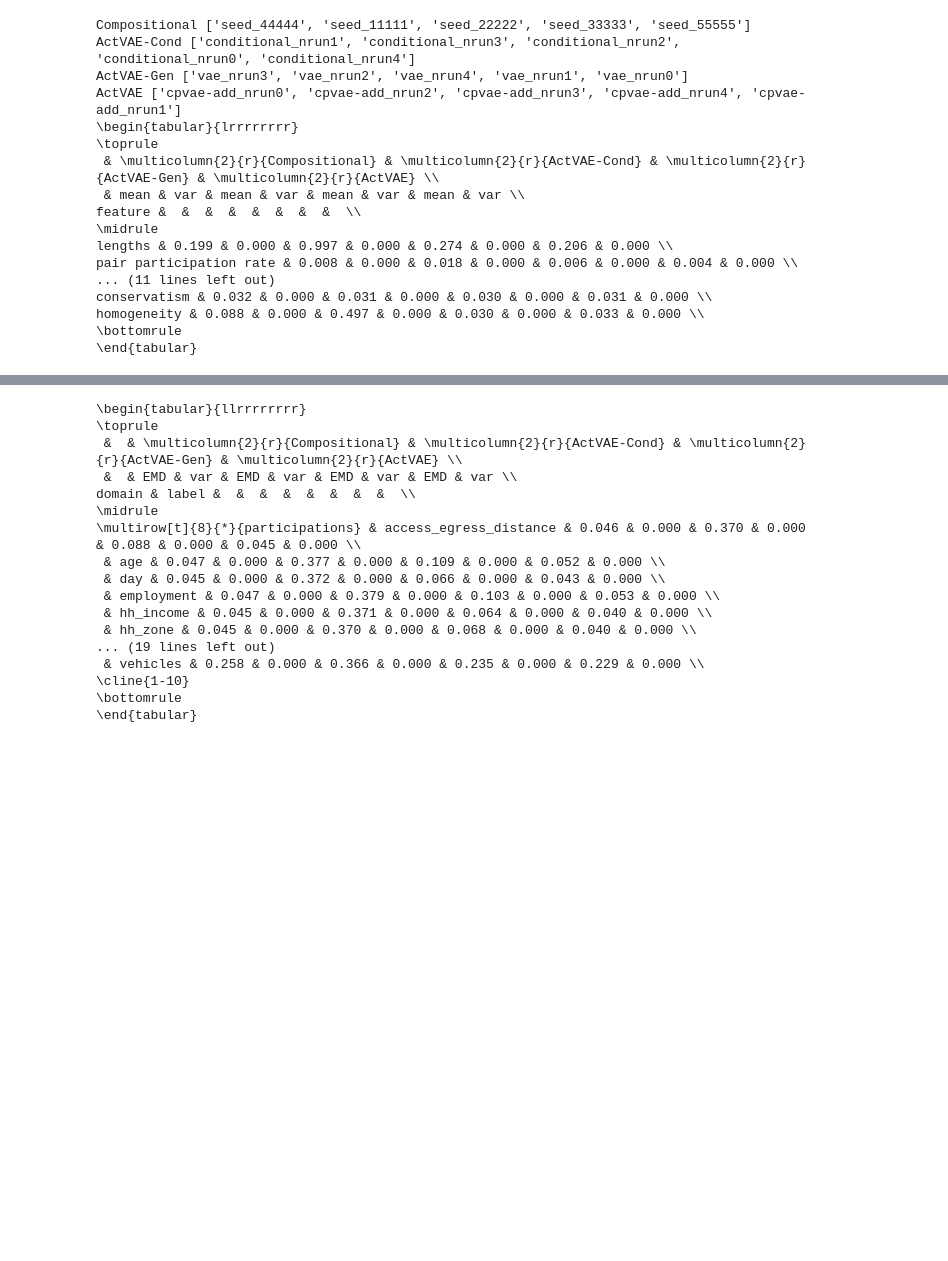
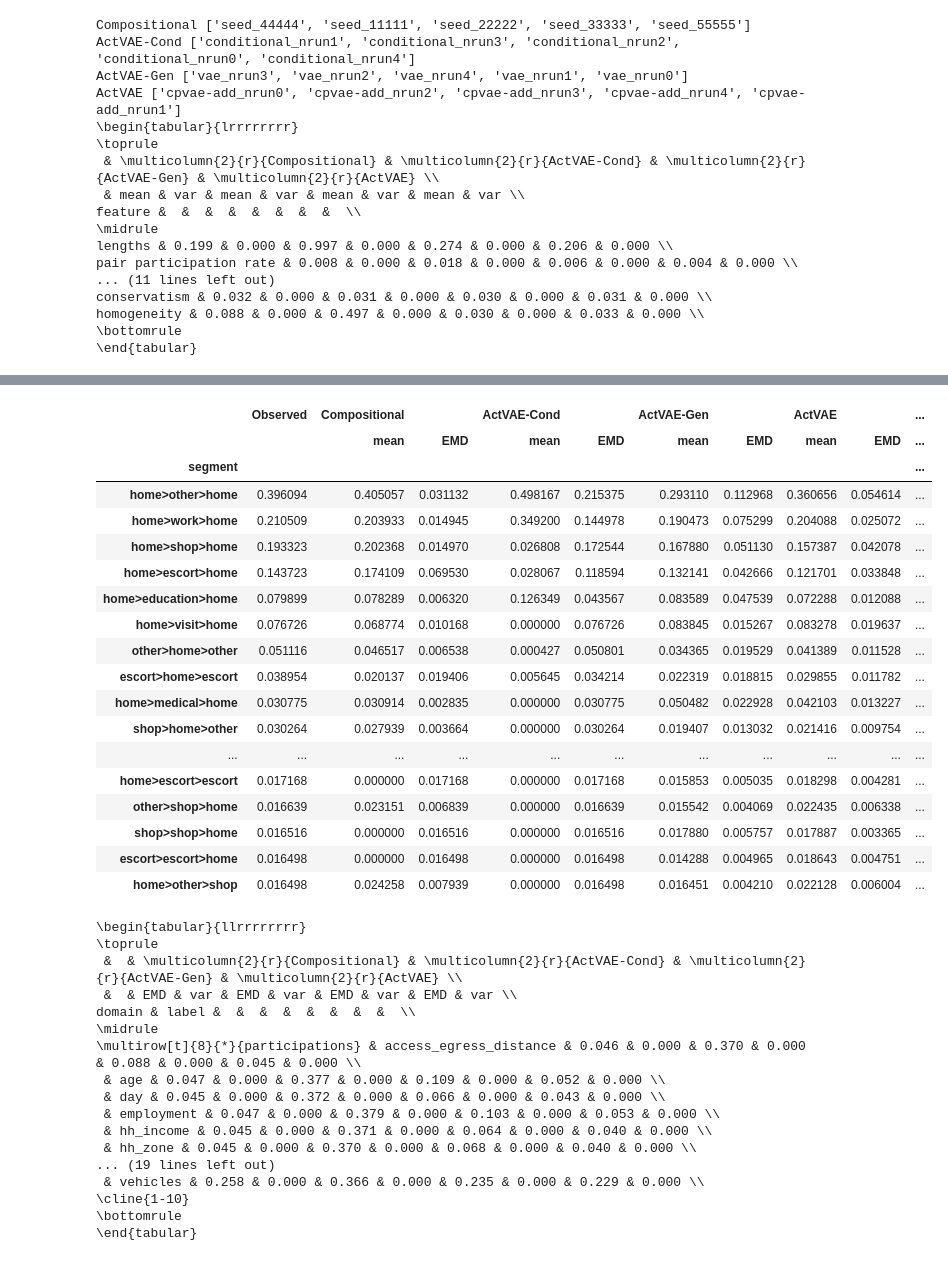
Before and after one commit to big-ucl/caveat, a Jupyter notebook: analysis/TRB_batch_analysis.ipynb, the cells around one changed output, grey strips where cells are left out. Drawn from its saved outputs; the diff is of its cells as text; code cells hidden in the pictures; blank space fills up the shorter version.

```diff
--- a/analysis/TRB_batch_analysis.ipynb
+++ b/analysis/TRB_batch_analysis.ipynb
@@ -352,6 +352,28 @@ shop+visit & 0.001 & 0.000 & 0.001 & 0.000 & 0.001 & 0.000 & 0.001 & 0.001 & 0.0
 |  | visit | 0.129799 | 0.106757 | 0.026193 | 0.000000 | 0.129799 | 0.149692 | 0.033373 | 0.136056 | ... |
 |  | education | 0.091162 | 0.090120 | 0.006730 | 0.126349 | 0.034226 | 0.102836 | 0.056122 | 0.088235 | ... |
 |  | medical | 0.043325 | 0.041610 | 0.004012 | 0.000000 | 0.043325 | 0.073925 | 0.034245 | 0.054974 | ... |
+# %%
+table.loc[("transitions", "3-gram")]
+# %% [output]
+|  | Observed | Compositional |  | ActVAE-Cond |  | ActVAE-Gen |  | ActVAE |  | ... |
+|  |  | mean | EMD | mean | EMD | mean | EMD | mean | EMD | ... |
+| segment |  |  |  |  |  |  |  |  |  | ... |
+| home>other>home | 0.396094 | 0.405057 | 0.031132 | 0.498167 | 0.215375 | 0.293110 | 0.112968 | 0.360656 | 0.054614 | ... |
+| home>work>home | 0.210509 | 0.203933 | 0.014945 | 0.349200 | 0.144978 | 0.190473 | 0.075299 | 0.204088 | 0.025072 | ... |
+| home>shop>home | 0.193323 | 0.202368 | 0.014970 | 0.026808 | 0.172544 | 0.167880 | 0.051130 | 0.157387 | 0.042078 | ... |
+| home>escort>home | 0.143723 | 0.174109 | 0.069530 | 0.028067 | 0.118594 | 0.132141 | 0.042666 | 0.121701 | 0.033848 | ... |
+| home>education>home | 0.079899 | 0.078289 | 0.006320 | 0.126349 | 0.043567 | 0.083589 | 0.047539 | 0.072288 | 0.012088 | ... |
+| home>visit>home | 0.076726 | 0.068774 | 0.010168 | 0.000000 | 0.076726 | 0.083845 | 0.015267 | 0.083278 | 0.019637 | ... |
+| other>home>other | 0.051116 | 0.046517 | 0.006538 | 0.000427 | 0.050801 | 0.034365 | 0.019529 | 0.041389 | 0.011528 | ... |
+| escort>home>escort | 0.038954 | 0.020137 | 0.019406 | 0.005645 | 0.034214 | 0.022319 | 0.018815 | 0.029855 | 0.011782 | ... |
+| home>medical>home | 0.030775 | 0.030914 | 0.002835 | 0.000000 | 0.030775 | 0.050482 | 0.022928 | 0.042103 | 0.013227 | ... |
+| shop>home>other | 0.030264 | 0.027939 | 0.003664 | 0.000000 | 0.030264 | 0.019407 | 0.013032 | 0.021416 | 0.009754 | ... |
+| ... | ... | ... | ... | ... | ... | ... | ... | ... | ... | ... |
+| home>escort>escort | 0.017168 | 0.000000 | 0.017168 | 0.000000 | 0.017168 | 0.015853 | 0.005035 | 0.018298 | 0.004281 | ... |
+| other>shop>home | 0.016639 | 0.023151 | 0.006839 | 0.000000 | 0.016639 | 0.015542 | 0.004069 | 0.022435 | 0.006338 | ... |
+| shop>shop>home | 0.016516 | 0.000000 | 0.016516 | 0.000000 | 0.016516 | 0.017880 | 0.005757 | 0.017887 | 0.003365 | ... |
+| escort>escort>home | 0.016498 | 0.000000 | 0.016498 | 0.000000 | 0.016498 | 0.014288 | 0.004965 | 0.018643 | 0.004751 | ... |
+| home>other>shop | 0.016498 | 0.024258 | 0.007939 | 0.000000 | 0.016498 | 0.016451 | 0.004210 | 0.022128 | 0.006004 | ... |
 # %%
 def build_labels_table(batch_paths):
     descriptions_combined = pd.DataFrame()
```
Also changed, not shown: parts of 5 cells of this notebook, 5 other files.
